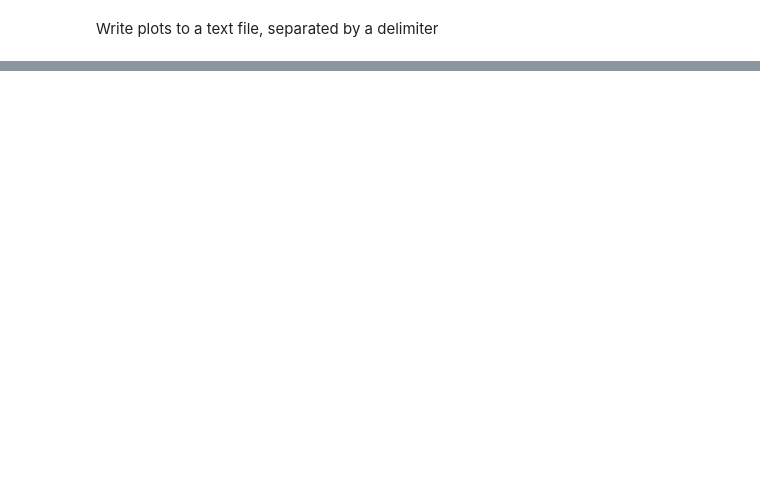
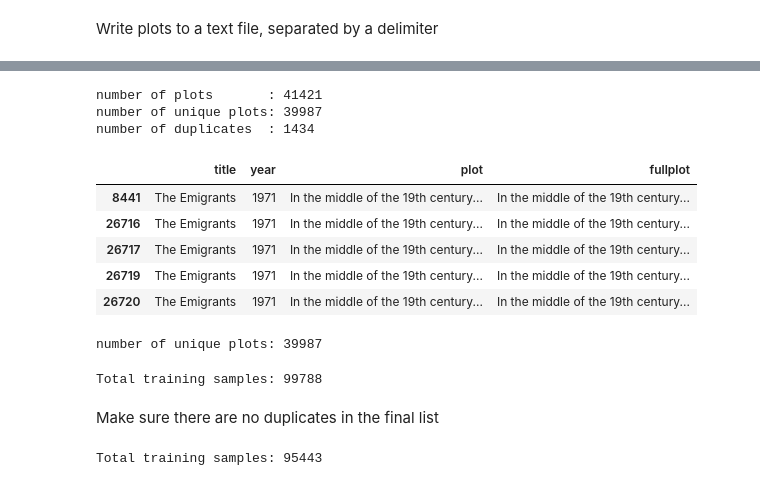
Before and after one commit to rasbot/plot-bot, a Jupyter notebook: prepare_training_data.ipynb, the cells around one changed output, grey strips where cells are left out. Cells and saved outputs as stored; diff of their text form; code cells hidden in the pictures; blank space fills up the shorter version.

```diff
--- a/prepare_training_data.ipynb
+++ b/prepare_training_data.ipynb
@@ -141,0 +213,37 @@ plots.close()
+# %%
+n_plots = len(training_data2)
+n_unique = len(list(set(training_data2)))
+n_dupe = n_plots - n_unique
+print("number of plots       :", n_plots)
+print("number of unique plots:", n_unique)
+print("number of duplicates  :", n_dupe)
+# %% [output]
+number of plots       : 41421
+number of unique plots: 39987
+number of duplicates  : 1434
+# %%
+df_other[df_other.fullplot=="In the middle of the 19th century, Kristina and Karl-Oskar live in a small rural village in Smaaland (southern Sweden). They get married and try to make a living on a small spot of land. However, the small size of their land, the infertile soil, and some bad harvests makes it tough. One of their children even starve to death. Thus, they decide to emigrate to the U.S. They meet a group of farmers with their families planing the emigration under the leadership of a banned priest. They sell everything and embark for the U.S. The journey on the sailing ship is long and tedious. Some of the emigrants will never reach the New World."][["title", "year", "plot", "fullplot"]]
+# %% [output]
+|  | title | year | plot | fullplot |
+| 8441 | The Emigrants | 1971 | In the middle of the 19th century... | In the middle of the 19th century... |
+| 26716 | The Emigrants | 1971 | In the middle of the 19th century... | In the middle of the 19th century... |
+| 26717 | The Emigrants | 1971 | In the middle of the 19th century... | In the middle of the 19th century... |
+| 26719 | The Emigrants | 1971 | In the middle of the 19th century... | In the middle of the 19th century... |
+| 26720 | The Emigrants | 1971 | In the middle of the 19th century... | In the middle of the 19th century... |
+# %%
+training_data2 = list(set(training_data2))
+print("number of unique plots:", len(training_data2))
+# %% [output]
+number of unique plots: 39987
+# %%
+all_training_data = training_data + training_data2
+print("Total training samples:", len(all_training_data))
+# %% [output]
+Total training samples: 99788
+# %% [markdown]
+Make sure there are no duplicates in the final list
+# %%
+all_training_data = list(set(all_training_data))
+print("Total training samples:", len(all_training_data))
+# %% [output]
+Total training samples: 95443
```
Also changed, not shown: parts of 23 cells of this notebook.
